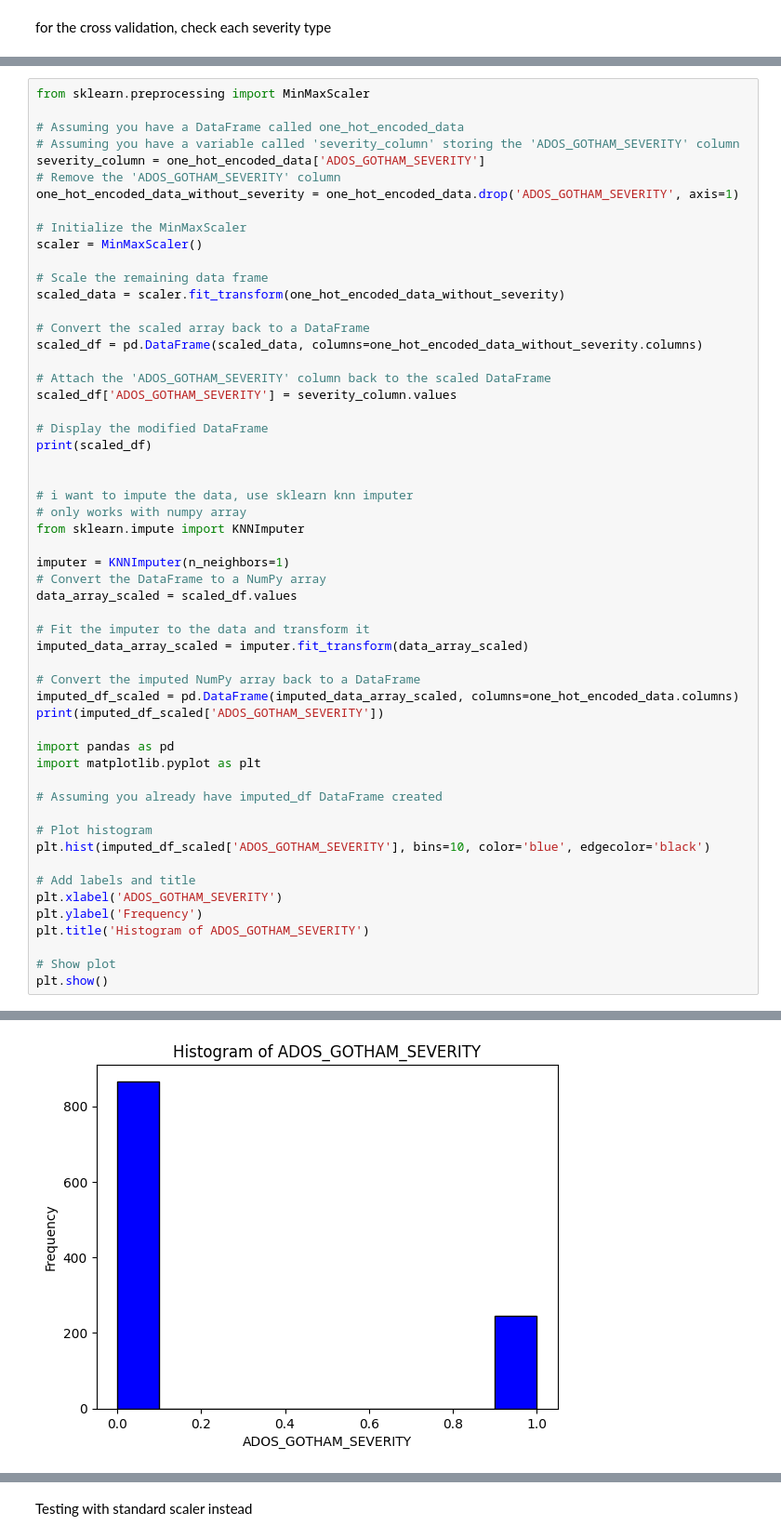
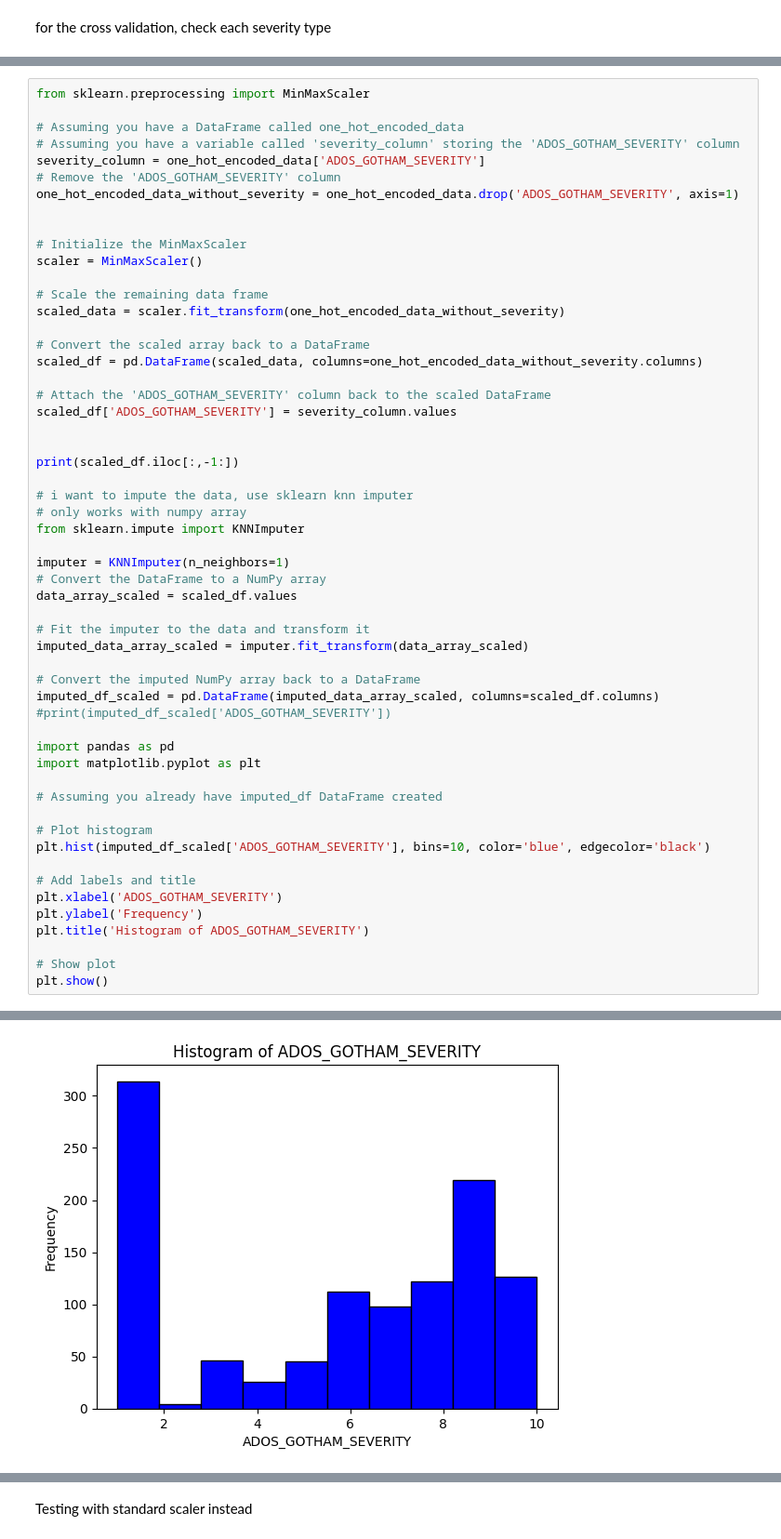
Before and after one commit to allison2368/Autism-Brain-Imaging-Data-Exchange-ABIDE-, a Jupyter notebook: knn.ipynb, the cells around one changed output, grey strips where cells are left out. Shown at 93% size. Saved outputs shown, nothing was run; the diff lists cells and outputs as text.

```diff
--- a/knn.ipynb
+++ b/knn.ipynb
@@ -233,6 +219,7 @@ from sklearn.preprocessing import MinMaxScaler
 severity_column = one_hot_encoded_data['ADOS_GOTHAM_SEVERITY']
 # Remove the 'ADOS_GOTHAM_SEVERITY' column
 one_hot_encoded_data_without_severity = one_hot_encoded_data.drop('ADOS_GOTHAM_SEVERITY', axis=1)
+
 
 # Initialize the MinMaxScaler
 scaler = MinMaxScaler()
@@ -246,9 +233,8 @@ scaled_df = pd.DataFrame(scaled_data, columns=one_hot_encoded_data_without_sever
 # Attach the 'ADOS_GOTHAM_SEVERITY' column back to the scaled DataFrame
 scaled_df['ADOS_GOTHAM_SEVERITY'] = severity_column.values
 
-# Display the modified DataFrame
-print(scaled_df)
 
+print(scaled_df.iloc[:,-1:])
 
 # i want to impute the data, use sklearn knn imputer
 # only works with numpy array
@@ -262,8 +248,8 @@ data_array_scaled = scaled_df.values
 imputed_data_array_scaled = imputer.fit_transform(data_array_scaled)
 
 # Convert the imputed NumPy array back to a DataFrame
-imputed_df_scaled = pd.DataFrame(imputed_data_array_scaled, columns=one_hot_encoded_data.columns)
-print(imputed_df_scaled['ADOS_GOTHAM_SEVERITY'])
+imputed_df_scaled = pd.DataFrame(imputed_data_array_scaled, columns=scaled_df.columns)
+#print(imputed_df_scaled['ADOS_GOTHAM_SEVERITY'])
 
 import pandas as pd
 import matplotlib.pyplot as plt
@@ -301 +287 @@ plt.show()
-[figure, old version]
+[figure, new version]
```
Also changed, not shown: parts of 7 cells of this notebook.
